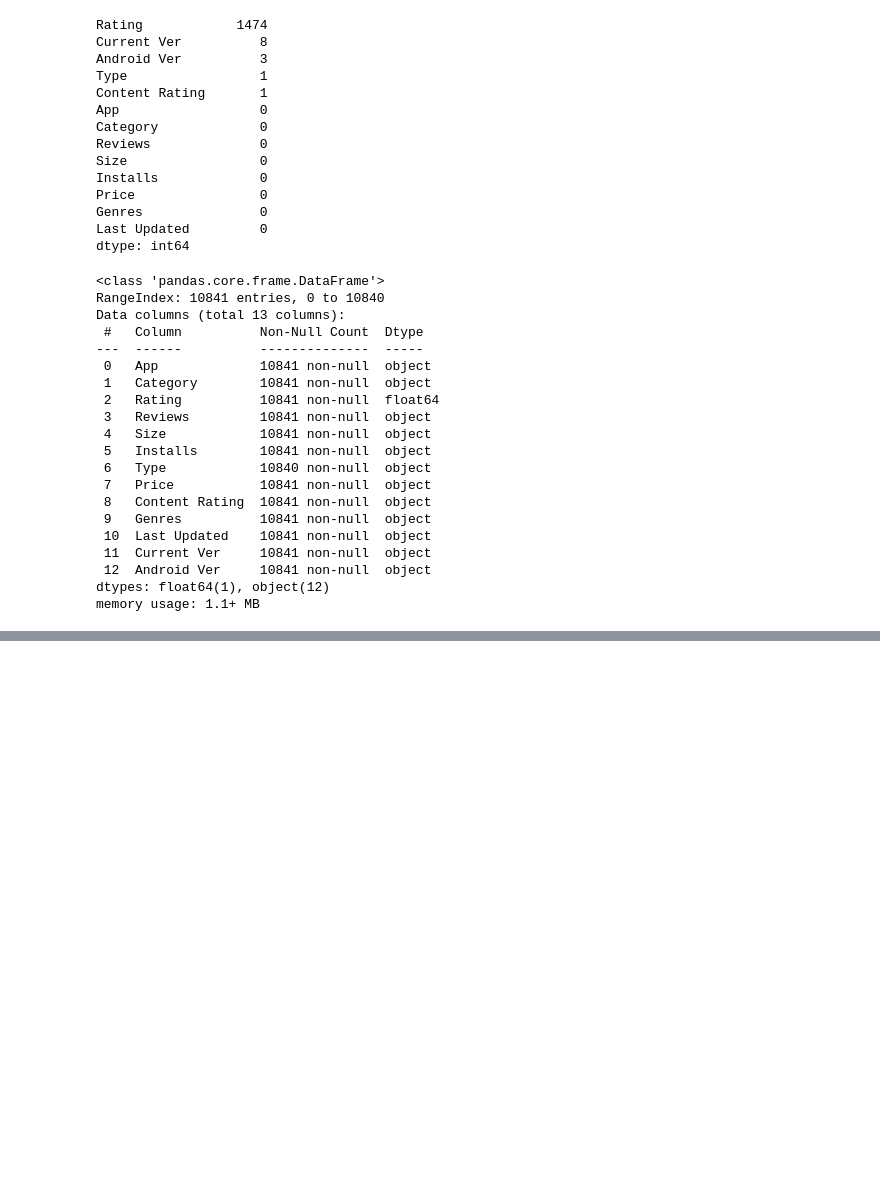
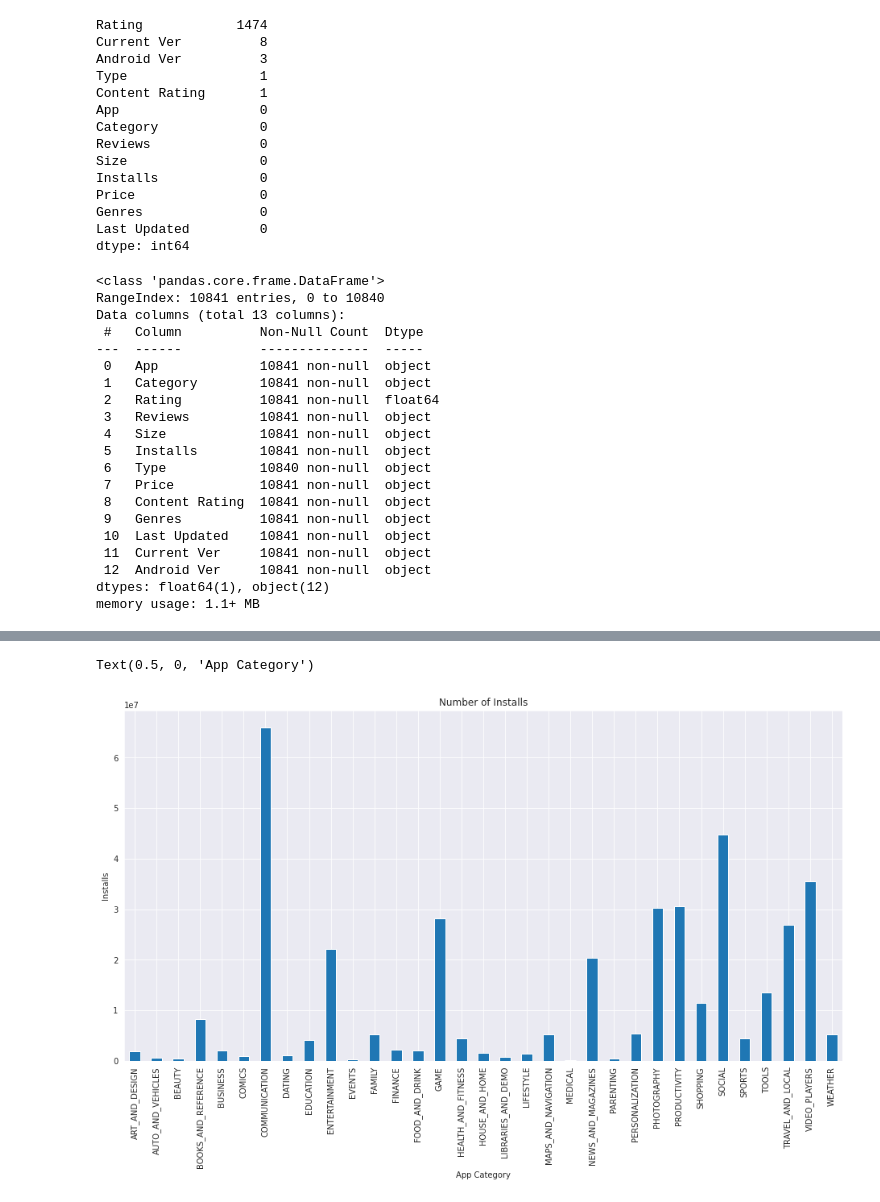
Before and after one commit to neerajac19/Play-Store-App-Review-Analysis-EDA, a Jupyter notebook: Play_Store_App_Review_Analysis_EDA.ipynb, the cells around one changed output, grey strips where cells are left out. Drawn from its saved outputs; the diff is of its cells as text; code cells hidden in the pictures; blank space fills up the shorter version.

```diff
--- a/Play_Store_App_Review_Analysis_EDA.ipynb
+++ b/Play_Store_App_Review_Analysis_EDA.ipynb
@@ -179,0 +205,11 @@ memory usage: 1.1+ MB
+# %%
+#Removing '$' sign and converting datatype to float
+price = []
+for i in df1['Price']:
+    if i[0]=='$':
+        price.append(i[1:])
+    else:
+        price.append(i)
+# %%
+df1['Price']=price
+df1['Price']=df1['Price'].astype('float')
@@ -179,0 +231,10 @@ memory usage: 1.1+ MB
+# %%
+df1.drop(labels=df1[df1['Price']=='Everyone'].index, inplace = True)
+df1['Price']= price
+# %%
+install = []
+for j in df1['Installs']:
+    install.append(j.replace(',','').replace('+','').strip())
+
+df1['Installs']= install
+df1['Installs']= df1['Installs'].astype('int')
@@ -179,0 +258,8 @@ memory usage: 1.1+ MB
+# %%
+fig = plt.figure(figsize=(16,8))
+df1.groupby('Category')['Installs'].mean().plot(kind='bar',title='Number of Installs', fontsize=10)
+plt.ylabel('Installs')
+plt.xlabel('App Category')
+# %% [output]
+Text(0.5, 0, 'App Category')
+[figure, added]
```
Also changed, not shown: parts of 24 cells of this notebook.
